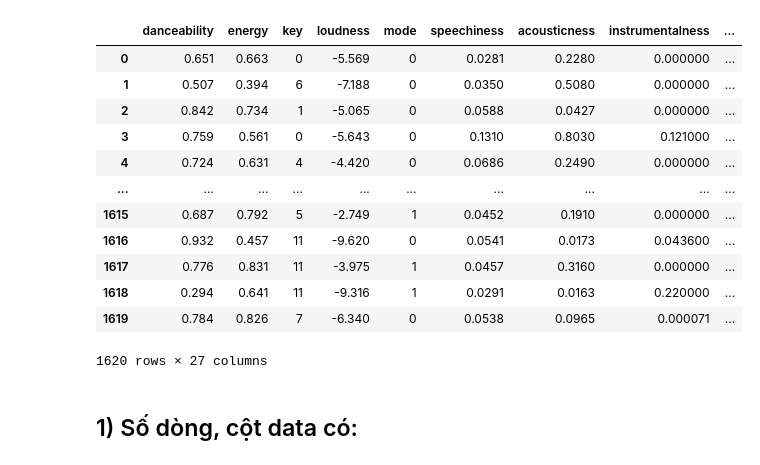
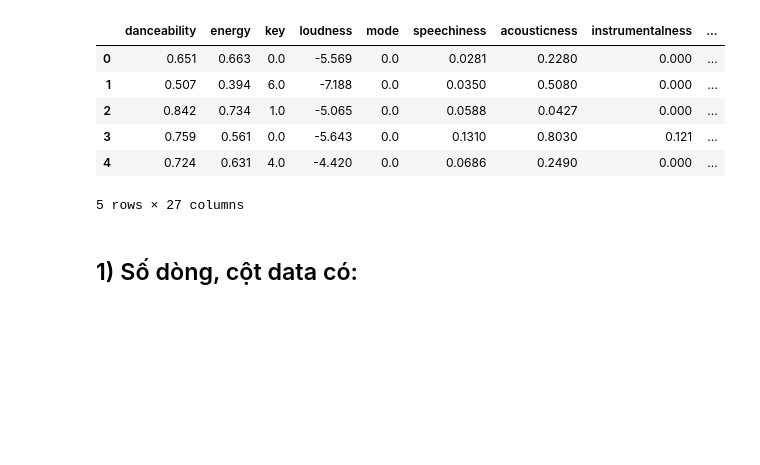
Before and after one commit to tabaochoke/Spotify_data_analysis_and_chatbot_recommender, a Jupyter notebook: 2_Preprocessing.ipynb, the cells around one changed output. Drawn from its saved outputs; the diff is of its cells as text; code cells hidden in the pictures; blank space fills up the shorter version.

```diff
--- a/2_Preprocessing.ipynb
+++ b/2_Preprocessing.ipynb
@@ -4,21 +4,15 @@ import numpy as np
 # %%
 df = pd.read_csv("1620_popular_songs.csv", encoding='utf-8')
 # %%
-df
+df.head(5)
 # %% [output]
 |  | danceability | energy | key | loudness | mode | speechiness | acousticness | instrumentalness | ... |
-| 0 | 0.651 | 0.663 | 0 | -5.569 | 0 | 0.0281 | 0.2280 | 0.000000 | ... |
-| 1 | 0.507 | 0.394 | 6 | -7.188 | 0 | 0.0350 | 0.5080 | 0.000000 | ... |
-| 2 | 0.842 | 0.734 | 1 | -5.065 | 0 | 0.0588 | 0.0427 | 0.000000 | ... |
-| 3 | 0.759 | 0.561 | 0 | -5.643 | 0 | 0.1310 | 0.8030 | 0.121000 | ... |
-| 4 | 0.724 | 0.631 | 4 | -4.420 | 0 | 0.0686 | 0.2490 | 0.000000 | ... |
-| ... | ... | ... | ... | ... | ... | ... | ... | ... | ... |
-| 1615 | 0.687 | 0.792 | 5 | -2.749 | 1 | 0.0452 | 0.1910 | 0.000000 | ... |
-| 1616 | 0.932 | 0.457 | 11 | -9.620 | 0 | 0.0541 | 0.0173 | 0.043600 | ... |
-| 1617 | 0.776 | 0.831 | 11 | -3.975 | 1 | 0.0457 | 0.3160 | 0.000000 | ... |
-| 1618 | 0.294 | 0.641 | 11 | -9.316 | 1 | 0.0291 | 0.0163 | 0.220000 | ... |
-| 1619 | 0.784 | 0.826 | 7 | -6.340 | 0 | 0.0538 | 0.0965 | 0.000071 | ... |
+| 0 | 0.651 | 0.663 | 0.0 | -5.569 | 0.0 | 0.0281 | 0.2280 | 0.000 | ... |
+| 1 | 0.507 | 0.394 | 6.0 | -7.188 | 0.0 | 0.0350 | 0.5080 | 0.000 | ... |
+| 2 | 0.842 | 0.734 | 1.0 | -5.065 | 0.0 | 0.0588 | 0.0427 | 0.000 | ... |
+| 3 | 0.759 | 0.561 | 0.0 | -5.643 | 0.0 | 0.1310 | 0.8030 | 0.121 | ... |
+| 4 | 0.724 | 0.631 | 4.0 | -4.420 | 0.0 | 0.0686 | 0.2490 | 0.000 | ... |
-1620 rows × 27 columns
+5 rows × 27 columns
 # %% [markdown]
 ## 1) Số dòng, cột data có:
 # %%
```
Also changed, not shown: parts of 17 cells of this notebook, 1 other file.
